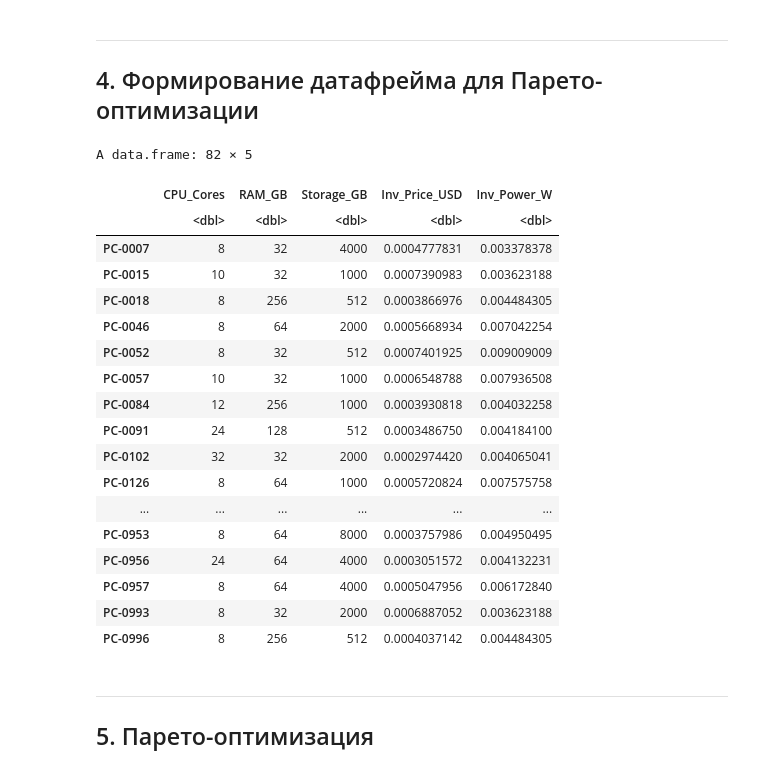
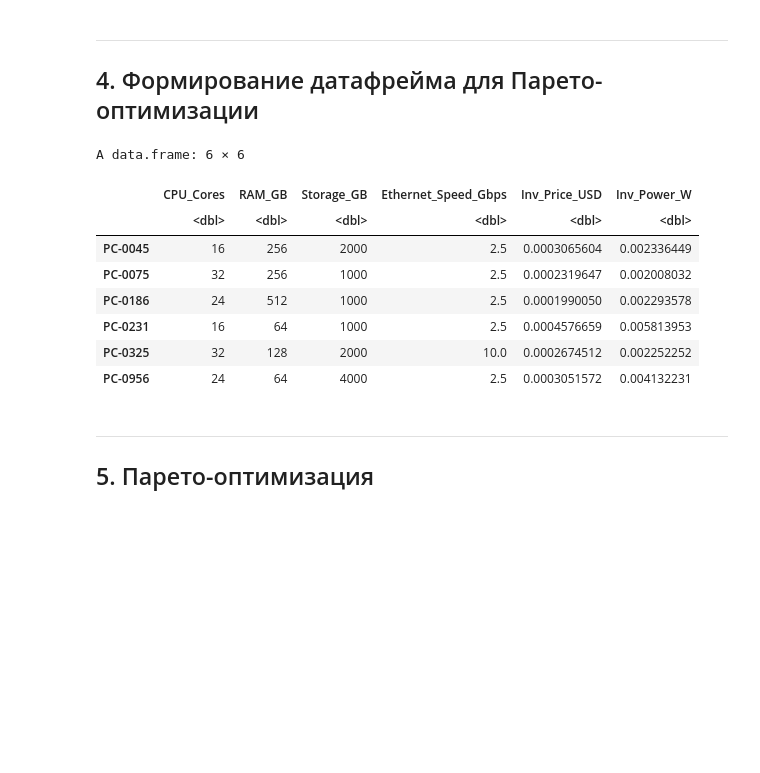
Before and after one commit to Andrest31/kiskis, a Jupyter notebook: lab1/Lab1_Variant5.ipynb, the cells around one changed output. Saved outputs shown, nothing was run; the diff lists cells and outputs as text; code cells hidden in the pictures; blank space fills up the shorter version.

```diff
--- a/lab1/Lab1_Variant5.ipynb
+++ b/lab1/Lab1_Variant5.ipynb
@@ -95,14 +123,16 @@ A data.frame: 1000 × 31
 # %%
-# Отбор по критериям варианта 6 (Умный город, Smart City)
+# Отбор по критериям варианта 5 (Криптовалютная биржа, HFT)
 C <- Data$ID[
-  (Data$CPU_Cores >= 8) &
-  (Data$RAM_GB >= 32) &
-  (Data$Storage_GB >= 500) &
-  (Data$Price_USD <= 4000) &
+  (Data$CPU_Cores >= 16) &
+  (Data$RAM_GB >= 64) &
+  (Data$Storage_GB >= 1000) &
+  (Data$Ethernet_Speed_Gbps  >= 2.5) &
+  (Data$Price_USD <= 8000) &
   (Data$Storage_Type %in% c("SSD", "NVMe")) &
-  (Data$Condition %in% c("Good", "Like New", "New")) &
+  (Data$Condition %in% c("Like New", "New")) &
   (!is.na(Data$Power_Consumption_W)) &
-  (Data$Power_Consumption_W <= 300)
+  (Data$Power_Consumption_W <= 800)
 ]
+
 C
 # %% [output]
@@ -143,34 +151,35 @@ C
 # %%
 F <- data.frame(
   Data$CPU_Cores[Data$ID %in% C],
   Data$RAM_GB[Data$ID %in% C],
   Data$Storage_GB[Data$ID %in% C],
+  Data$Ethernet_Speed_Gbps[Data$ID %in% C],
   1 / Data$Price_USD[Data$ID %in% C],
   1 / Data$Power_Consumption_W[Data$ID %in% C]
 )
-colnames(F) <- c("CPU_Cores", "RAM_GB", "Storage_GB", "Inv_Price_USD", "Inv_Power_W")
+
+colnames(F) <- c(
+  "CPU_Cores",
+  "RAM_GB",
+  "Storage_GB",
+  "Ethernet_Speed_Gbps",
+  "Inv_Price_USD",
+  "Inv_Power_W"
+)
+
 rownames(F) <- C
+
 View(F)
 # %% [output]
-A data.frame: 82 × 5
+A data.frame: 6 × 6
-|  | CPU_Cores | RAM_GB | Storage_GB | Inv_Price_USD | Inv_Power_W |
-|  | <dbl> | <dbl> | <dbl> | <dbl> | <dbl> |
-| PC-0007 | 8 | 32 | 4000 | 0.0004777831 | 0.003378378 |
-| PC-0015 | 10 | 32 | 1000 | 0.0007390983 | 0.003623188 |
-| PC-0018 | 8 | 256 | 512 | 0.0003866976 | 0.004484305 |
-| PC-0046 | 8 | 64 | 2000 | 0.0005668934 | 0.007042254 |
-| PC-0052 | 8 | 32 | 512 | 0.0007401925 | 0.009009009 |
-| PC-0057 | 10 | 32 | 1000 | 0.0006548788 | 0.007936508 |
-| PC-0084 | 12 | 256 | 1000 | 0.0003930818 | 0.004032258 |
-| PC-0091 | 24 | 128 | 512 | 0.0003486750 | 0.004184100 |
-| PC-0102 | 32 | 32 | 2000 | 0.0002974420 | 0.004065041 |
-| PC-0126 | 8 | 64 | 1000 | 0.0005720824 | 0.007575758 |
-| ... | ... | ... | ... | ... | ... |
-| PC-0953 | 8 | 64 | 8000 | 0.0003757986 | 0.004950495 |
-| PC-0956 | 24 | 64 | 4000 | 0.0003051572 | 0.004132231 |
-| PC-0957 | 8 | 64 | 4000 | 0.0005047956 | 0.006172840 |
-| PC-0993 | 8 | 32 | 2000 | 0.0006887052 | 0.003623188 |
-| PC-0996 | 8 | 256 | 512 | 0.0004037142 | 0.004484305 |
+|  | CPU_Cores | RAM_GB | Storage_GB | Ethernet_Speed_Gbps | Inv_Price_USD | Inv_Power_W |
+|  | <dbl> | <dbl> | <dbl> | <dbl> | <dbl> | <dbl> |
+| PC-0045 | 16 | 256 | 2000 | 2.5 | 0.0003065604 | 0.002336449 |
+| PC-0075 | 32 | 256 | 1000 | 2.5 | 0.0002319647 | 0.002008032 |
+| PC-0186 | 24 | 512 | 1000 | 2.5 | 0.0001990050 | 0.002293578 |
+| PC-0231 | 16 | 64 | 1000 | 2.5 | 0.0004576659 | 0.005813953 |
+| PC-0325 | 32 | 128 | 2000 | 10.0 | 0.0002674512 | 0.002252252 |
+| PC-0956 | 24 | 64 | 4000 | 2.5 | 0.0003051572 | 0.004132231 |
 # %% [markdown]
 ---
 ## 5. Парето-оптимизация
```
Also changed, not shown: parts of 68 cells of this notebook.
